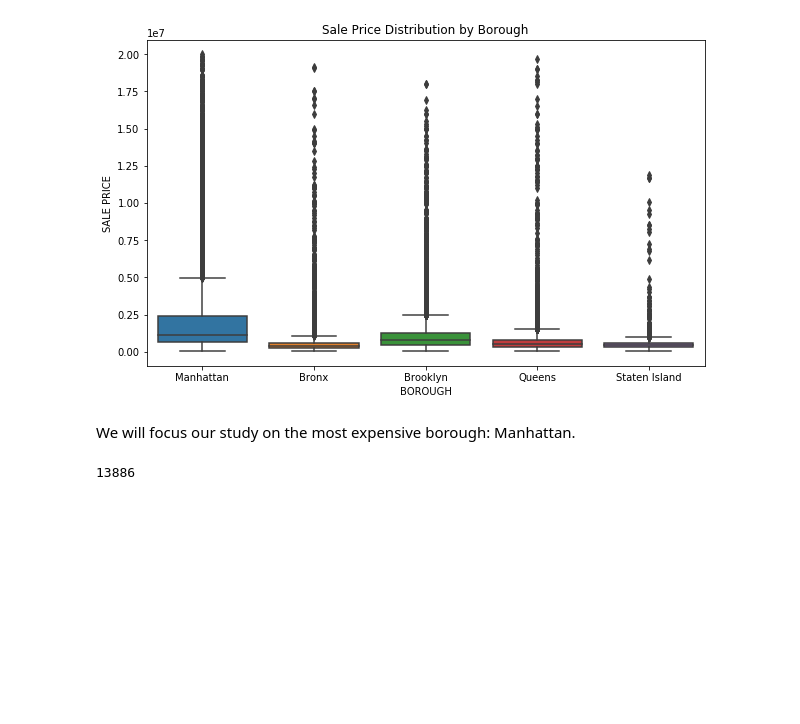
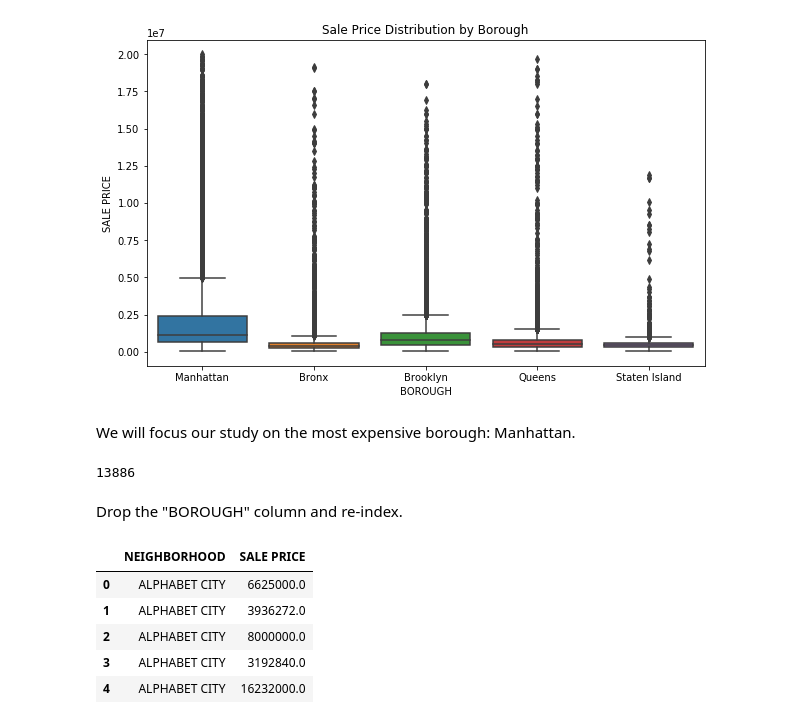
Before and after one commit to zhi-eric-yuan/github-example, a Jupyter notebook: manhattan.ipynb, the cells around one changed output. Cells and saved outputs as stored; diff of their text form; code cells hidden in the pictures; blank space fills up the shorter version.

```diff
--- a/manhattan.ipynb
+++ b/manhattan.ipynb
@@ -201,2 +202,14 @@ len(data[data['BOROUGH']=='Manhattan'])
 # %% [output]
 13886
+# %% [markdown]
+Drop the "BOROUGH" column and re-index.
+# %%
+data=data.drop('BOROUGH',axis=1).reset_index(drop=True)
+data.head()
+# %% [output]
+|  | NEIGHBORHOOD | SALE PRICE |
+| 0 | ALPHABET CITY | 6625000.0 |
+| 1 | ALPHABET CITY | 3936272.0 |
+| 2 | ALPHABET CITY | 8000000.0 |
+| 3 | ALPHABET CITY | 3192840.0 |
+| 4 | ALPHABET CITY | 16232000.0 |
```
Also changed, not shown: parts of 5 cells of this notebook.
